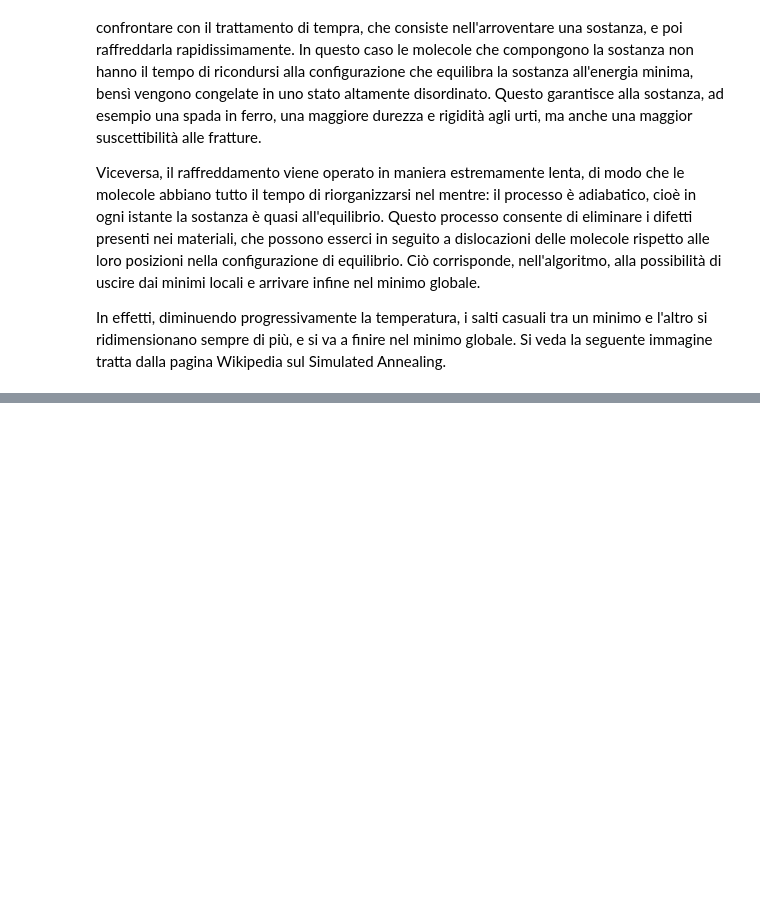
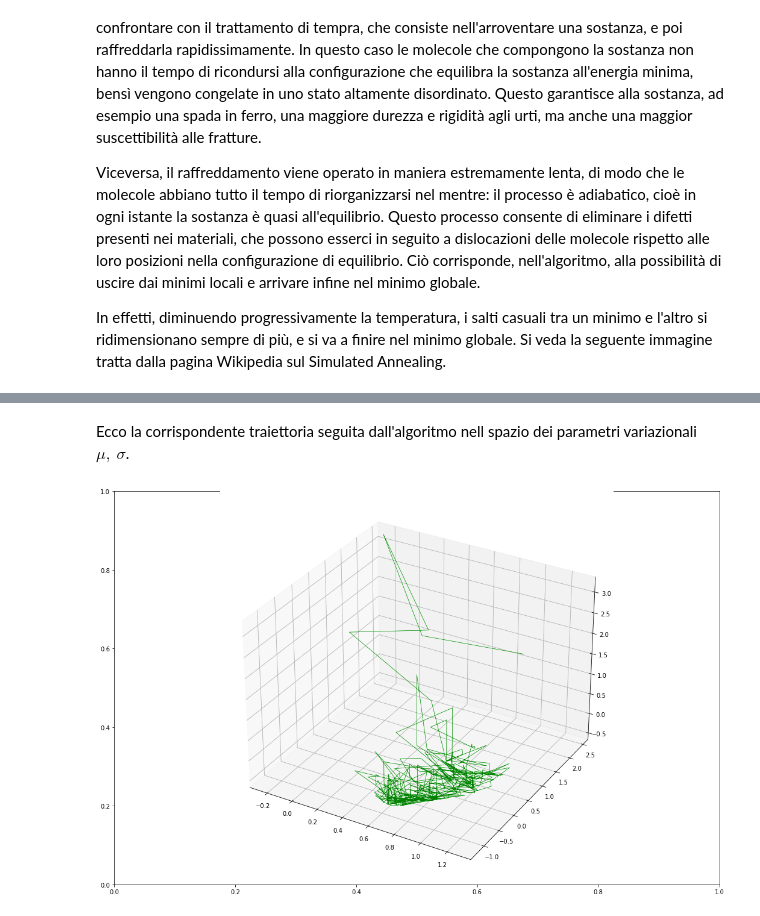
Before and after one commit to Daniele95/LSN, a Jupyter notebook: 8-variazionale/Soluzione_8.ipynb, the cells around one changed output, grey strips where cells are left out. Cells and saved outputs as stored; diff of their text form; code cells hidden in the pictures; blank space fills up the shorter version.

```diff
--- a/8-variazionale/Soluzione_8.ipynb
+++ b/8-variazionale/Soluzione_8.ipynb
@@ -215,0 +239,26 @@ In effetti, diminuendo progressivamente la temperatura, i salti casuali tra un m
+# %% [markdown]
+Ecco la corrispondente traiettoria seguita dall'algoritmo nell spazio dei parametri variazionali $\mu,~\sigma$.
+# %%
+
+
+fig, ax = plt.subplots(figsize=(18, 12))
+
+ax = fig.add_subplot(111, projection='3d')
+
+
+# Load path data
+E, y, x = np.loadtxt("risultati/energiaAnnealingEquilibrio.txt", usecols=(1, 3, 4), unpack=True)
+E1, y1, x1 = np.loadtxt("risultati/energiaAnnealingEquilibrio.txt", usecols=(1, 3, 4), unpack=True)
+
+
+# Plot the path on top of the 3D function with higher Z-order
+line = ax.plot(x, y, np.log(E + 1), color='lightgreen', linewidth=0.6)
+line1 = ax.plot(x1, y1, np.log(E1 + 1), color='green', linewidth=0.6)
+line[0].set_zorder(10)
+line1[0].set_zorder(20)
+
+plt.savefig("Energy_Path3D", format="pdf", bbox_inches="tight")
+
+plt.show()
+# %% [output]
+[figure, added]
```
Also changed, not shown: parts of 6 cells of this notebook, 9 other files.
